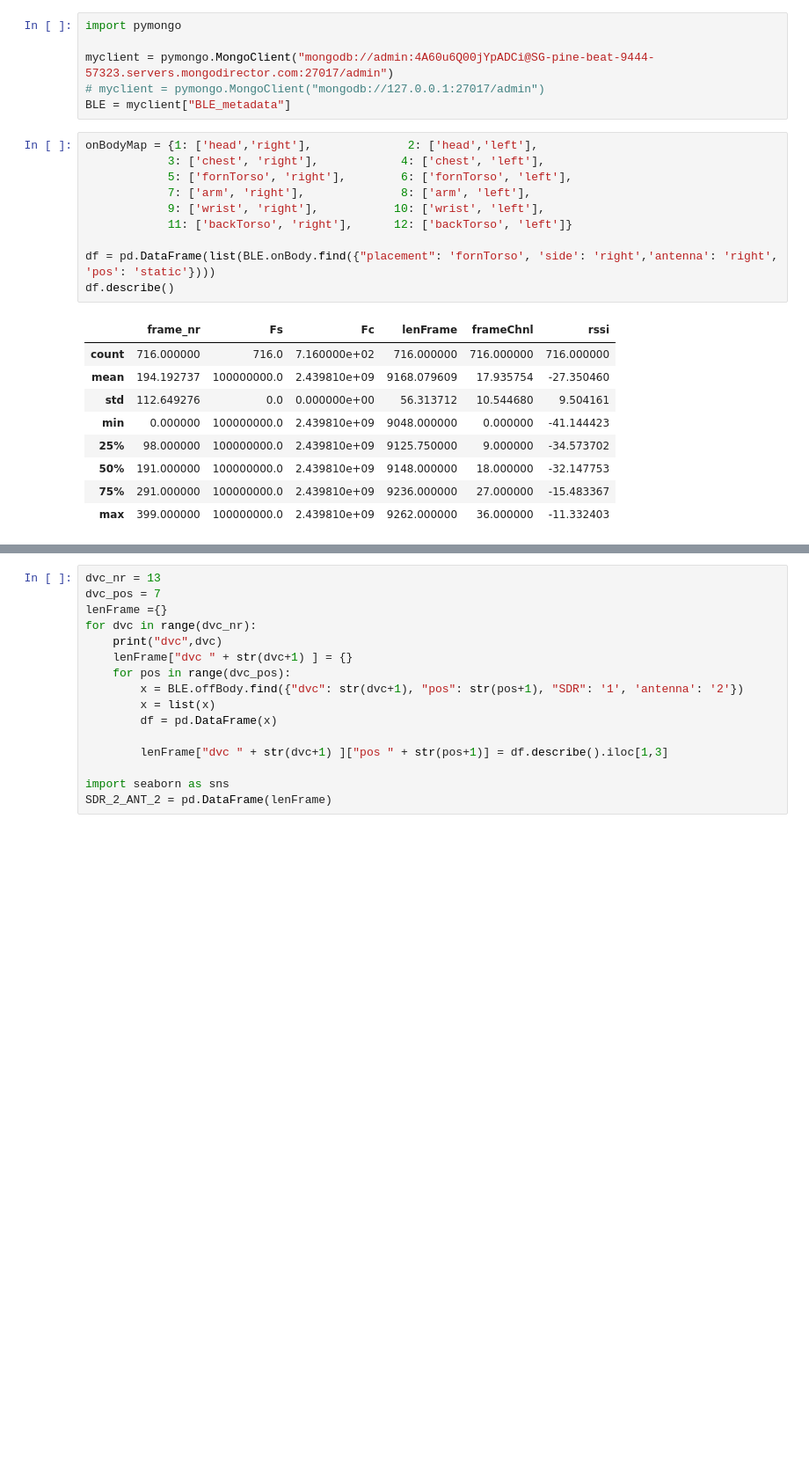
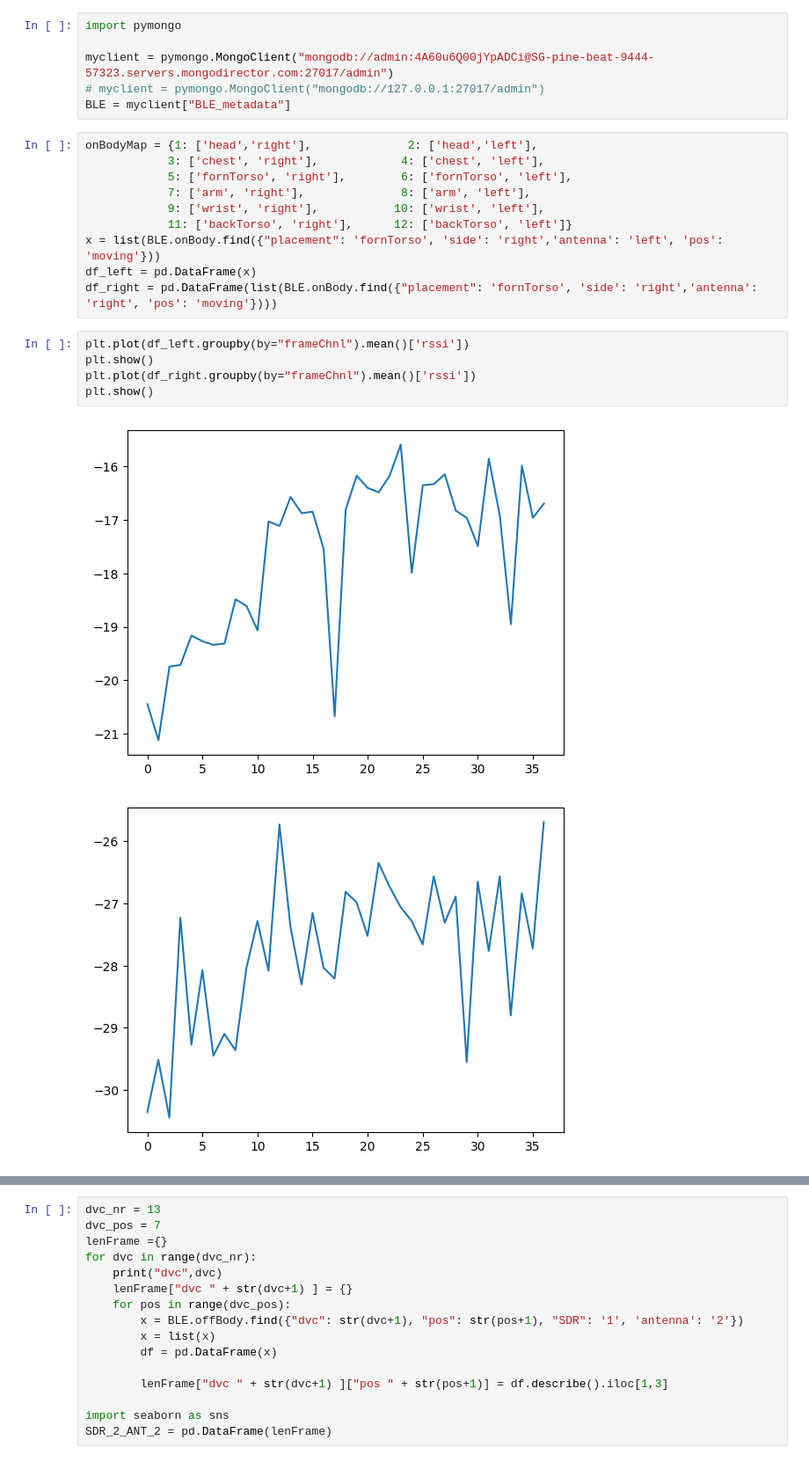
Before and after one commit to mkashani-phd/BLEWBAN_Dataset, a Jupyter notebook: src/Analysis.ipynb, the cells around one changed output, grey strips where cells are left out. Shown at 88% size. Saved outputs shown, nothing was run; the diff lists cells and outputs as text; blank space fills up the shorter version.

Commit message:
added graph for the onBody

```diff
--- a/src/Analysis.ipynb
+++ b/src/Analysis.ipynb
@@ -25,17 +25,15 @@ onBodyMap = {1: ['head','right'],              2: ['head','left'],
             7: ['arm', 'right'],              8: ['arm', 'left'],
             9: ['wrist', 'right'],           10: ['wrist', 'left'],
             11: ['backTorso', 'right'],      12: ['backTorso', 'left']}
-
-df = pd.DataFrame(list(BLE.onBody.find({"placement": 'fornTorso', 'side': 'right','antenna': 'right', 'pos': 'static'})))
-df.describe()
+x = list(BLE.onBody.find({"placement": 'fornTorso', 'side': 'right','antenna': 'left', 'pos': 'moving'}))
+df_left = pd.DataFrame(x)
+df_right = pd.DataFrame(list(BLE.onBody.find({"placement": 'fornTorso', 'side': 'right','antenna': 'right', 'pos': 'moving'})))
-# %% [output]
-|  | frame_nr | Fs | Fc | lenFrame | frameChnl | rssi |
-| count | 716.000000 | 716.0 | 7.160000e+02 | 716.000000 | 716.000000 | 716.000000 |
-| mean | 194.192737 | 100000000.0 | 2.439810e+09 | 9168.079609 | 17.935754 | -27.350460 |
-| std | 112.649276 | 0.0 | 0.000000e+00 | 56.313712 | 10.544680 | 9.504161 |
-| min | 0.000000 | 100000000.0 | 2.439810e+09 | 9048.000000 | 0.000000 | -41.144423 |
-| 25% | 98.000000 | 100000000.0 | 2.439810e+09 | 9125.750000 | 9.000000 | -34.573702 |
-| 50% | 191.000000 | 100000000.0 | 2.439810e+09 | 9148.000000 | 18.000000 | -32.147753 |
-| 75% | 291.000000 | 100000000.0 | 2.439810e+09 | 9236.000000 | 27.000000 | -15.483367 |
-| max | 399.000000 | 100000000.0 | 2.439810e+09 | 9262.000000 | 36.000000 | -11.332403 |
+# %%
+plt.plot(df_left.groupby(by="frameChnl").mean()['rssi'])
+plt.show()
+plt.plot(df_right.groupby(by="frameChnl").mean()['rssi'])
+plt.show()
+# %% [output]
+[figure, added]
+[figure, added]
 # %%
```
Also changed, not shown: parts of 2 cells of this notebook.
